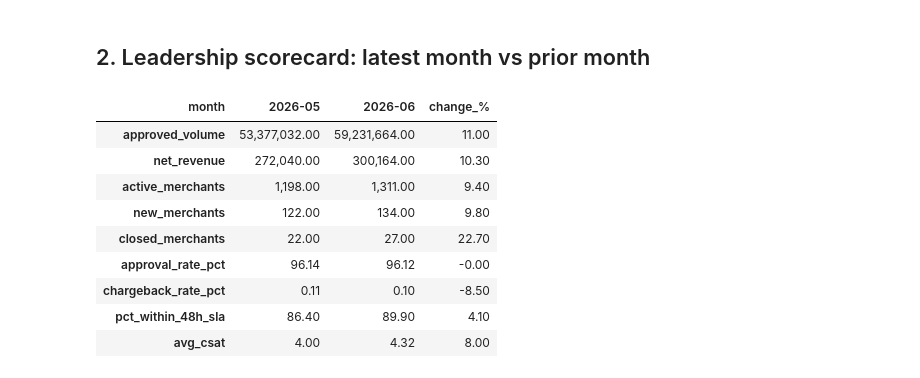
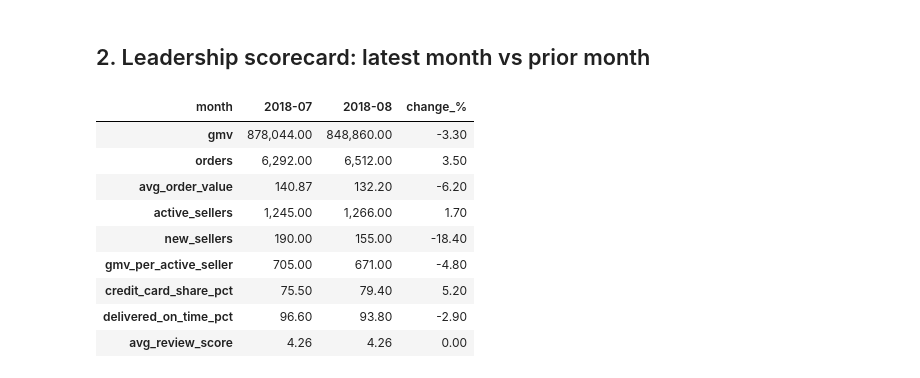
Before and after one commit to shway-jiang/data-analytics-portfolio, a Jupyter notebook: merchant-payments-scorecard/notebooks/monthly_refresh.ipynb, the cells around one changed output. Saved outputs shown, nothing was run; the diff lists cells and outputs as text; code cells hidden in the pictures.

```diff
--- a/merchant-payments-scorecard/notebooks/monthly_refresh.ipynb
+++ b/merchant-payments-scorecard/notebooks/monthly_refresh.ipynb
@@ -47,19 +50,19 @@ results["data_quality_checks"]
 # %%
 sc = results["monthly_scorecard"].set_index("month")
 latest, prior = sc.index[-1], sc.index[-2]
-kpis = ["approved_volume", "net_revenue", "active_merchants", "new_merchants", "closed_merchants",
-        "approval_rate_pct", "chargeback_rate_pct", "pct_within_48h_sla", "avg_csat"]
+kpis = ["gmv", "orders", "avg_order_value", "active_sellers", "new_sellers", "gmv_per_active_seller",
+        "credit_card_share_pct", "delivered_on_time_pct", "avg_review_score"]
 summary = sc.loc[[prior, latest], kpis].T
 summary["change_%"] = ((summary[latest] / summary[prior] - 1) * 100).round(1)
 summary
 # %% [output]
-| month | 2026-05 | 2026-06 | change_% |
-| approved_volume | 53,377,032.00 | 59,231,664.00 | 11.00 |
-| net_revenue | 272,040.00 | 300,164.00 | 10.30 |
-| active_merchants | 1,198.00 | 1,311.00 | 9.40 |
-| new_merchants | 122.00 | 134.00 | 9.80 |
-| closed_merchants | 22.00 | 27.00 | 22.70 |
-| approval_rate_pct | 96.14 | 96.12 | -0.00 |
-| chargeback_rate_pct | 0.11 | 0.10 | -8.50 |
-| pct_within_48h_sla | 86.40 | 89.90 | 4.10 |
-| avg_csat | 4.00 | 4.32 | 8.00 |
+| month | 2018-07 | 2018-08 | change_% |
+| gmv | 878,044.00 | 848,860.00 | -3.30 |
+| orders | 6,292.00 | 6,512.00 | 3.50 |
+| avg_order_value | 140.87 | 132.20 | -6.20 |
+| active_sellers | 1,245.00 | 1,266.00 | 1.70 |
+| new_sellers | 190.00 | 155.00 | -18.40 |
+| gmv_per_active_seller | 705.00 | 671.00 | -4.80 |
+| credit_card_share_pct | 75.50 | 79.40 | 5.20 |
+| delivered_on_time_pct | 96.60 | 93.80 | -2.90 |
+| avg_review_score | 4.26 | 4.26 | 0.00 |
```
Also changed, not shown: parts of 18 cells of this notebook, 48 other files.
